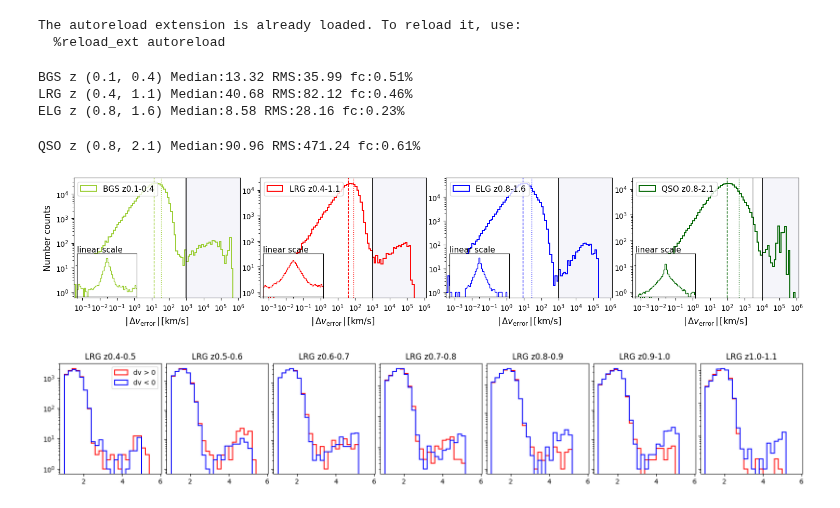
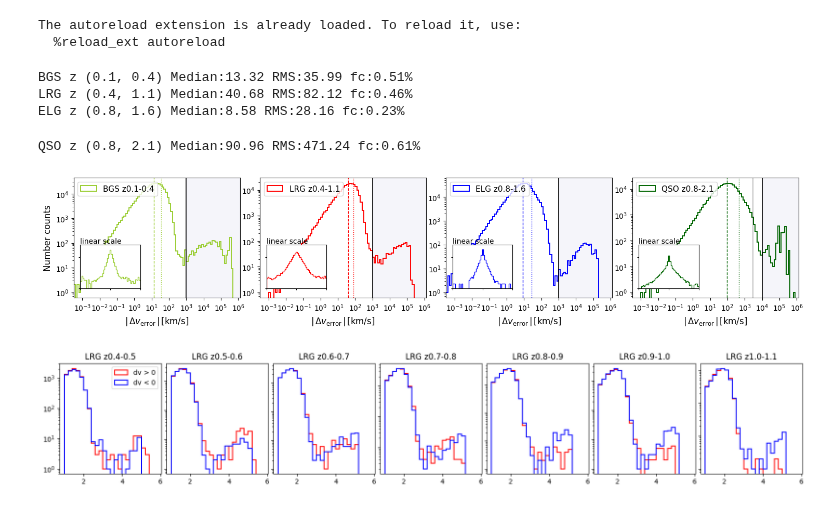
Before and after one commit to ShengyuHE/desi_y3_redshift_errors, a Jupyter notebook: main/repeat_obs/notebooks/dv_distribution.ipynb, the cells around one changed output. Cells and saved outputs as stored; diff of their text form; code cells hidden in the pictures.

```diff
--- a/main/repeat_obs/notebooks/dv_distribution.ipynb
+++ b/main/repeat_obs/notebooks/dv_distribution.ipynb
@@ -86,36 +86,36 @@ for idx, tracer in enumerate(tracers):
     ax.set_xlabel(r'$| \, \Delta v_{\mathrm{error}} \, | \, \rm{[km/s]}$', fontsize=12)
     ax.set_yscale('log')
     if idx == 0:
         ax.set_ylabel(r'Number counts', fontsize = 12)
     ax.set_xlim(catasmin, catasmax)
     ax.xaxis.set_major_locator(ticker.MultipleLocator(1))
     ax.xaxis.set_major_formatter(ticker.FuncFormatter(lambda x, _: fr"$10^{{{int(x)}}}$"))
     # ===== inset panel (linear |dv|) =====
     # position: [left, bottom, width, height] in axes fraction
     ax_in = inset_axes(ax, width="80%", height="80%", loc="upper left",
-                       bbox_to_anchor=(0.02, -0.08, 0.45, 0.45), bbox_transform=ax.transAxes, borderpad=0)
+                       bbox_to_anchor=(0.04, -0.01, 0.45, 0.45), bbox_transform=ax.transAxes, borderpad=0)
     bins = np.linspace(-cthr, cthr, 50)
     ax_in.hist(dv_smear, bins = bins, histtype='step', lw=1.0, color=color, density=True)
     # cosmetics for inset
     ax_in.set_xlim(-cthr, cthr)
     ax_in.set_yscale('log')  # set the log scale
     ax_in.set_ylim(10**(-8), 10**(-1))
     ax_in.tick_params(axis='both', which='both', labelsize=11, length=2)
     # keep inset clean: no labels, maybe a tiny note
     ax_in.set_xticklabels([])
     ax_in.set_yticklabels([])
-    ax_in.set_title('linear scale', fontsize=11, pad=2, loc='left')
+    ax_in.set_title('linear scale', fontsize=10, pad=2, loc='left')
     for spine in ['top','right','left','bottom']:
         ax_in.spines[spine].set_linewidth(0.8)
 
 if save_fig == True:
     plt.savefig(OVERLEAF_DIR+f'/hist_redshift_errors', dpi=300, bbox_inches='tight')
 # %% [output]
 BGS z (0.1, 0.4) Median:13.32 RMS:35.99 fc:0.51%
 LRG z (0.4, 1.1) Median:40.68 RMS:82.12 fc:0.46%
 ELG z (0.8, 1.6) Median:8.58 RMS:28.16 fc:0.23%
 QSO z (0.8, 2.1) Median:90.96 RMS:471.24 fc:0.61%
-[figure, old version]
+[figure, new version]
 # %%
 # the assymetric distribution of dv
 for tracer in ['LRG','ELG','QSO']:
```
Also changed, not shown: parts of 3 cells of this notebook, 7 other files.
